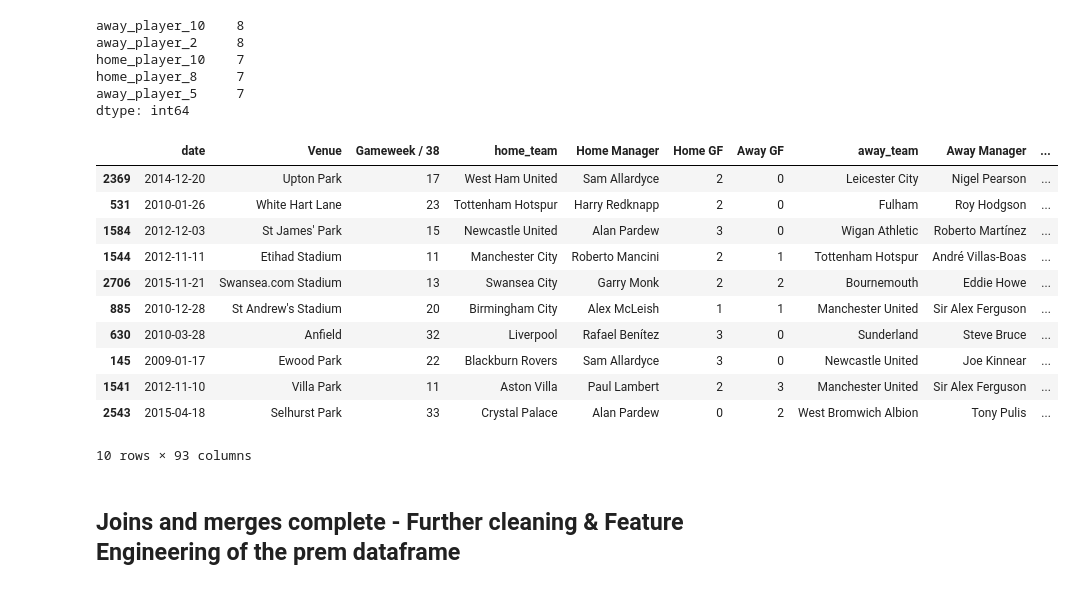
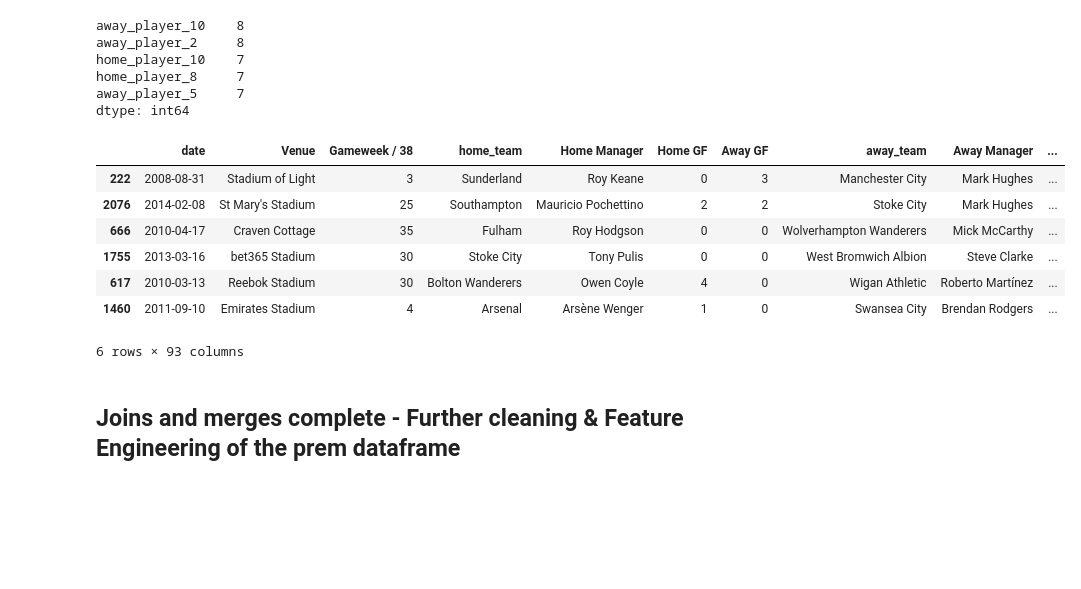
Before and after one commit to tjjdoherty/football-project-mvp, a Jupyter notebook: intro_clean_eda.ipynb, the cells around one changed output. Cells and saved outputs as stored; diff of their text form; code cells hidden in the pictures; blank space fills up the shorter version.

```diff
--- a/intro_clean_eda.ipynb
+++ b/intro_clean_eda.ipynb
@@ -3040,23 +3041,23 @@ for n in range(1, 12):
 
 # adding the team statistics to the prem df
 prem = prem.merge(
-    big_stats[['team_api_id', 'total_matches', 'avg_GS_per_match', 'avg_GA_per_match']],
+    big_stats[['team_api_id', 'total_matches', 'avg_GF_per_match', 'avg_GA_per_match']],
     left_on='Home ID',
     right_on='team_api_id',
     how='left'
 ).rename(columns={
     'total_matches': 'home_total_matches',
-    'avg_GS_per_match': 'home_avg_GS_per_match',
+    'avg_GF_per_match': 'home_avg_GF_per_match',
     'avg_GA_per_match': 'home_avg_GA_per_match'
 }).drop(columns='team_api_id')
 
 prem = prem.merge(
-    big_stats[['team_api_id', 'total_matches', 'avg_GS_per_match', 'avg_GA_per_match']],
+    big_stats[['team_api_id', 'total_matches', 'avg_GF_per_match', 'avg_GA_per_match']],
     left_on='Away ID',
     right_on='team_api_id',
     how='left'
 ).rename(columns={
     'total_matches': 'away_total_matches',
-    'avg_GS_per_match': 'away_avg_GS_per_match',
+    'avg_GF_per_match': 'away_avg_GF_per_match',
     'avg_GA_per_match': 'away_avg_GA_per_match'
 }).drop(columns='team_api_id')
@@ -3133,20 +3132,16 @@ home_player_8     7
 away_player_5     7
 dtype: int64
 # %%
-prem.sample(10)
+prem.sample(6)
 # %% [output]
 |  | date | Venue | Gameweek / 38 | home_team | Home Manager | Home GF | Away GF | away_team | Away Manager | ... |
-| 2369 | 2014-12-20 | Upton Park | 17 | West Ham United | Sam Allardyce | 2 | 0 | Leicester City | Nigel Pearson | ... |
-| 531 | 2010-01-26 | White Hart Lane | 23 | Tottenham Hotspur | Harry Redknapp | 2 | 0 | Fulham | Roy Hodgson | ... |
-| 1584 | 2012-12-03 | St James' Park | 15 | Newcastle United | Alan Pardew | 3 | 0 | Wigan Athletic | Roberto Martínez | ... |
-| 1544 | 2012-11-11 | Etihad Stadium | 11 | Manchester City | Roberto Mancini | 2 | 1 | Tottenham Hotspur | André Villas-Boas | ... |
-| 2706 | 2015-11-21 | Swansea.com Stadium | 13 | Swansea City | Garry Monk | 2 | 2 | Bournemouth | Eddie Howe | ... |
-| 885 | 2010-12-28 | St Andrew's Stadium | 20 | Birmingham City | Alex McLeish | 1 | 1 | Manchester United | Sir Alex Ferguson | ... |
-| 630 | 2010-03-28 | Anfield | 32 | Liverpool | Rafael Benítez | 3 | 0 | Sunderland | Steve Bruce | ... |
-| 145 | 2009-01-17 | Ewood Park | 22 | Blackburn Rovers | Sam Allardyce | 3 | 0 | Newcastle United | Joe Kinnear | ... |
-| 1541 | 2012-11-10 | Villa Park | 11 | Aston Villa | Paul Lambert | 2 | 3 | Manchester United | Sir Alex Ferguson | ... |
-| 2543 | 2015-04-18 | Selhurst Park | 33 | Crystal Palace | Alan Pardew | 0 | 2 | West Bromwich Albion | Tony Pulis | ... |
+| 222 | 2008-08-31 | Stadium of Light | 3 | Sunderland | Roy Keane | 0 | 3 | Manchester City | Mark Hughes | ... |
+| 2076 | 2014-02-08 | St Mary's Stadium | 25 | Southampton | Mauricio Pochettino | 2 | 2 | Stoke City | Mark Hughes | ... |
+| 666 | 2010-04-17 | Craven Cottage | 35 | Fulham | Roy Hodgson | 0 | 0 | Wolverhampton Wanderers | Mick McCarthy | ... |
+| 1755 | 2013-03-16 | bet365 Stadium | 30 | Stoke City | Tony Pulis | 0 | 0 | West Bromwich Albion | Steve Clarke | ... |
+| 617 | 2010-03-13 | Reebok Stadium | 30 | Bolton Wanderers | Owen Coyle | 4 | 0 | Wigan Athletic | Roberto Martínez | ... |
+| 1460 | 2011-09-10 | Emirates Stadium | 4 | Arsenal | Arsène Wenger | 1 | 0 | Swansea City | Brendan Rodgers | ... |
-10 rows × 93 columns
+6 rows × 93 columns
 # %% [markdown]
 ## Joins and merges complete - Further cleaning & Feature Engineering of the prem dataframe
 # %% [markdown]
```
Also changed, not shown: parts of 60 cells of this notebook.
